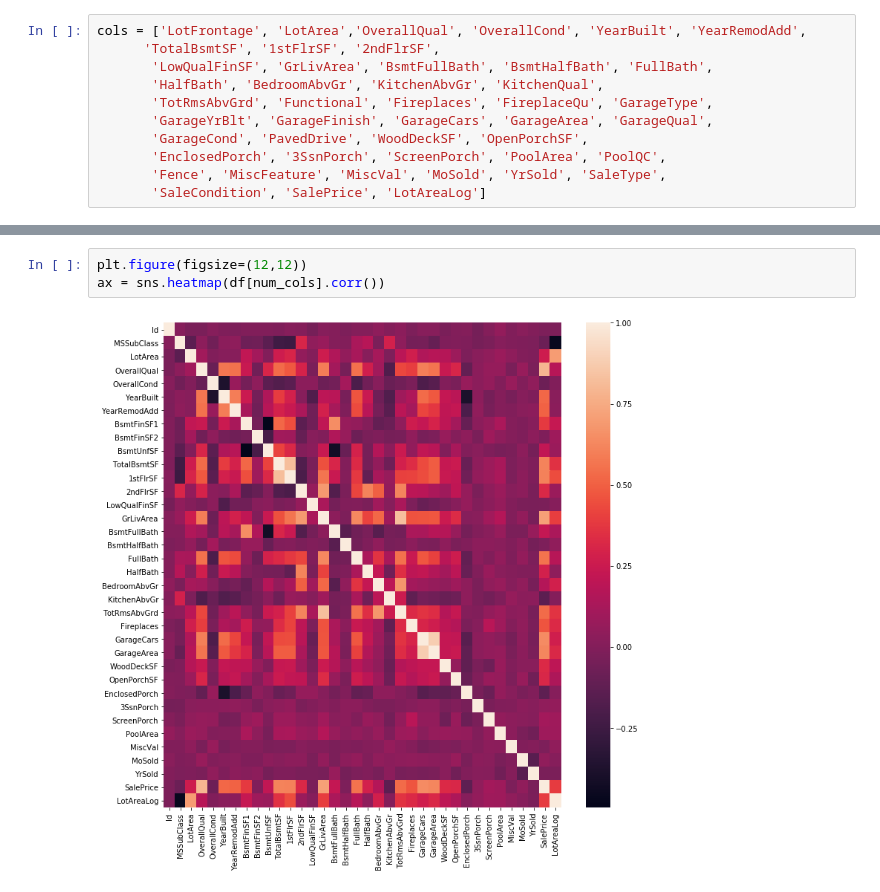
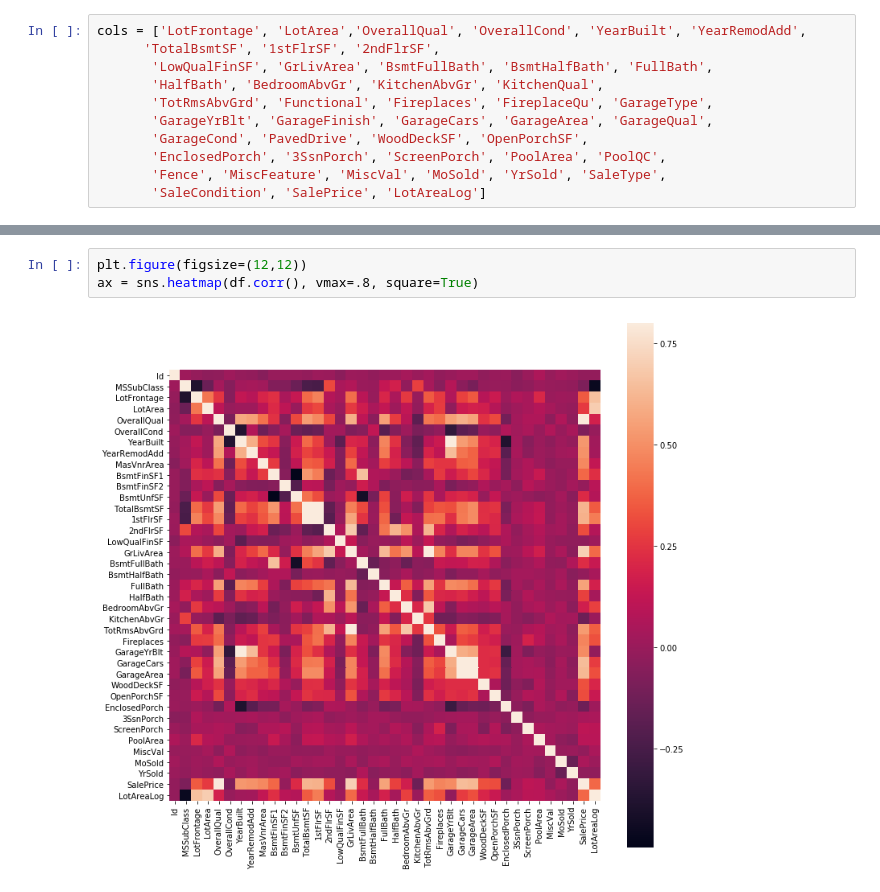
Before and after one commit to bernhardschaefer/pydata-references, a Jupyter notebook: seaborn.ipynb, the cells around one changed output, grey strips where cells are left out. Cells and saved outputs as stored; diff of their text form.

```diff
--- a/seaborn.ipynb
+++ b/seaborn.ipynb
@@ -140,5 +154,5 @@ cols = ['LotFrontage', 'LotArea','OverallQual', 'OverallCond', 'YearBuilt', 'Yea
 # %%
 plt.figure(figsize=(12,12))
-ax = sns.heatmap(df[num_cols].corr())
+ax = sns.heatmap(df.corr(), vmax=.8, square=True)
 # %% [output]
-[figure, old version]
+[figure, new version]
```
Also changed, not shown: parts of 2 cells of this notebook.
